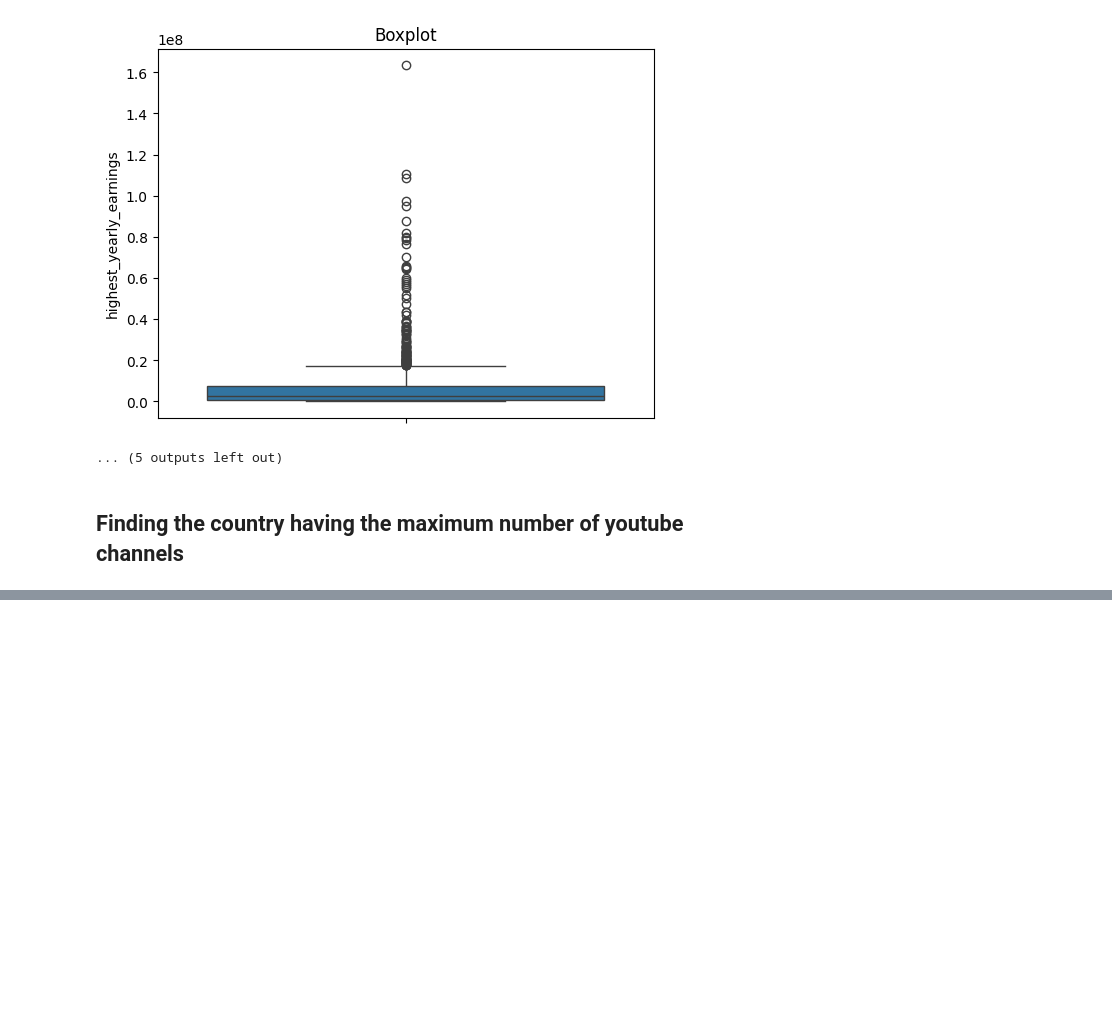
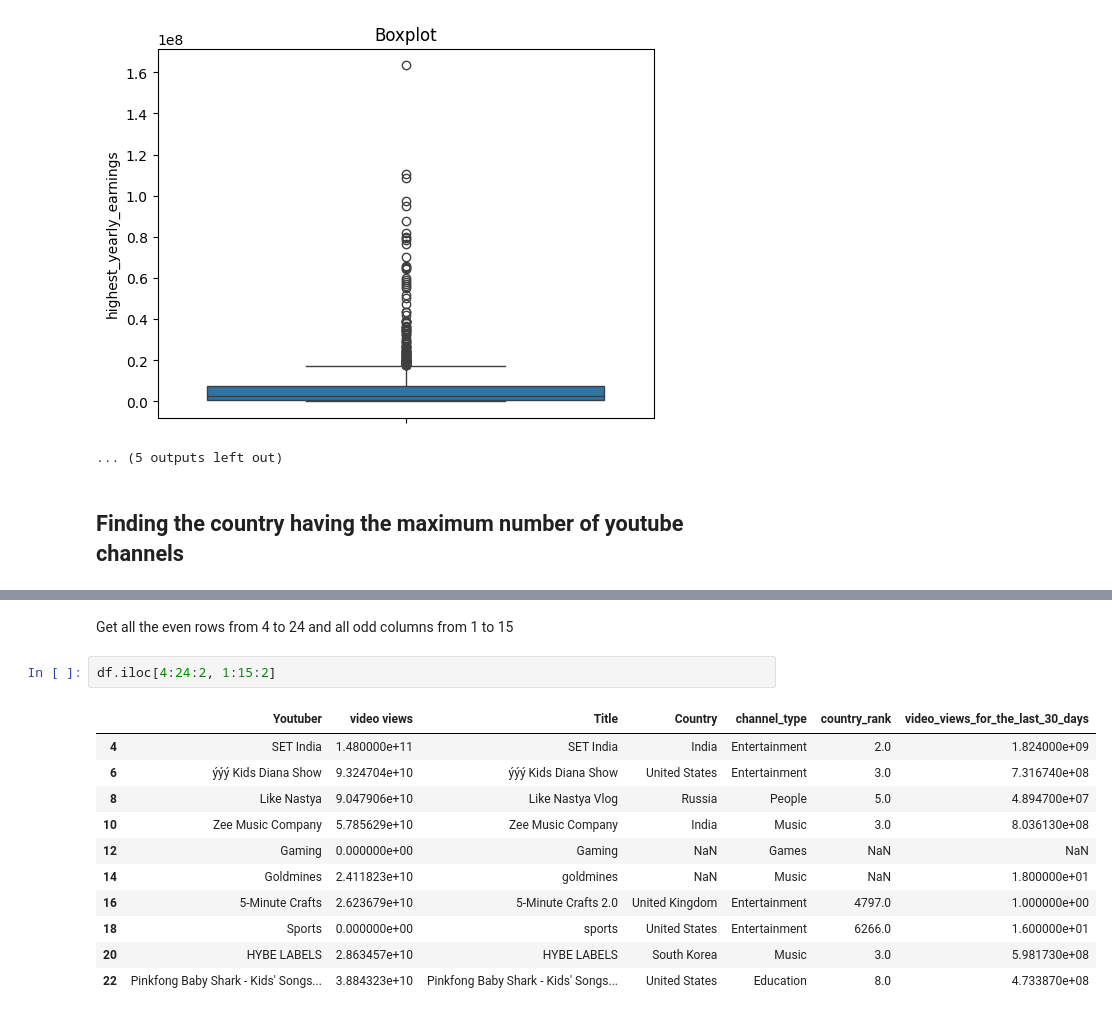
Before and after one commit to KavyaNair01/Machine_Learning, a Jupyter notebook: Pandas_practice.ipynb, the cells around one changed output, grey strips where cells are left out. Saved outputs shown, nothing was run; the diff lists cells and outputs as text; blank space fills up the shorter version.

```diff
--- a/Pandas_practice.ipynb
+++ b/Pandas_practice.ipynb
@@ -127,0 +202,16 @@ df['Abbreviation'].value_counts()
+# %% [markdown]
+Get all the even rows from 4 to 24 and all odd columns from 1 to 15
+# %%
+df.iloc[4:24:2, 1:15:2]
+# %% [output]
+|  | Youtuber | video views | Title | Country | channel_type | country_rank | video_views_for_the_last_30_days |
+| 4 | SET India | 1.480000e+11 | SET India | India | Entertainment | 2.0 | 1.824000e+09 |
+| 6 | ýýý Kids Diana Show | 9.324704e+10 | ýýý Kids Diana Show | United States | Entertainment | 3.0 | 7.316740e+08 |
+| 8 | Like Nastya | 9.047906e+10 | Like Nastya Vlog | Russia | People | 5.0 | 4.894700e+07 |
+| 10 | Zee Music Company | 5.785629e+10 | Zee Music Company | India | Music | 3.0 | 8.036130e+08 |
+| 12 | Gaming | 0.000000e+00 | Gaming | NaN | Games | NaN | NaN |
+| 14 | Goldmines | 2.411823e+10 | goldmines | NaN | Music | NaN | 1.800000e+01 |
+| 16 | 5-Minute Crafts | 2.623679e+10 | 5-Minute Crafts 2.0 | United Kingdom | Entertainment | 4797.0 | 1.000000e+00 |
+| 18 | Sports | 0.000000e+00 | sports | United States | Entertainment | 6266.0 | 1.600000e+01 |
+| 20 | HYBE LABELS | 2.863457e+10 | HYBE LABELS | South Korea | Music | 3.0 | 5.981730e+08 |
+| 22 | Pinkfong Baby Shark - Kids' Songs... | 3.884323e+10 | Pinkfong Baby Shark - Kids' Songs... | United States | Education | 8.0 | 4.733870e+08 |
```
Also changed, not shown: parts of 12 cells of this notebook.
